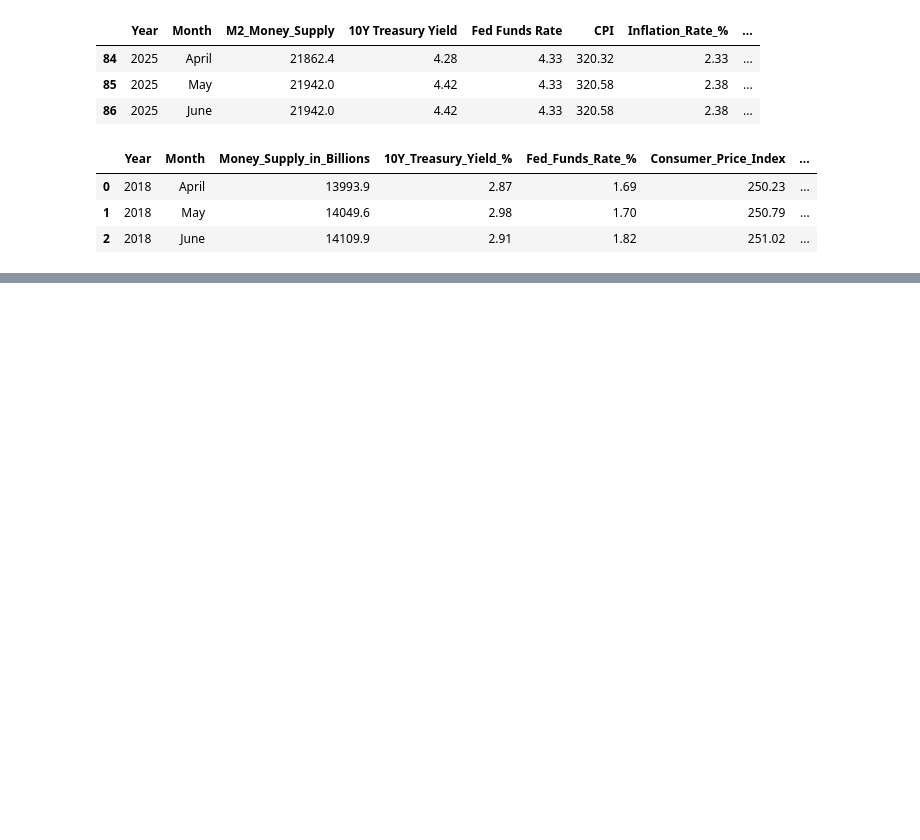
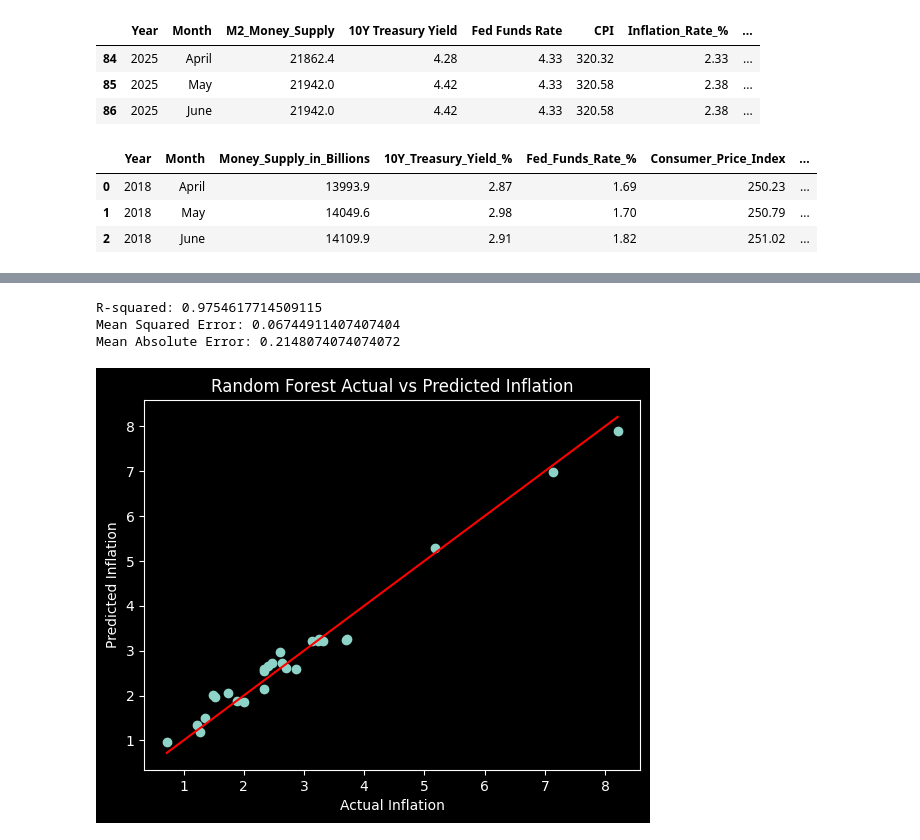
Before and after one commit to matt-harvey-data/US_Economic_Indicators_2018-2025, a Jupyter notebook: US_Macro_Economic_Indicators_2018-2025.ipynb, the cells around one changed output, grey strips where cells are left out. Saved outputs shown, nothing was run; the diff lists cells and outputs as text; code cells hidden in the pictures; blank space fills up the shorter version.

```diff
--- a/US_Macro_Economic_Indicators_2018-2025.ipynb
+++ b/US_Macro_Economic_Indicators_2018-2025.ipynb
@@ -184,3 +253,31 @@ plt.show()
+# %%
+# Create a Random Forest model with 100 estimators and stabilize the randomness
+regressor = RandomForestRegressor(n_estimators=100, random_state=42)
+
+# Fit the model to the training data
+regressor.fit(X_train, y_train)
+
+# Make predictions using the testing set
+y_pred = regressor.predict(X_test)
+
+# Evaluate the model
+print("R-squared:", r2_score(y_test, y_pred))
+print("Mean Squared Error:", mean_squared_error(y_test, y_pred))
+print("Mean Absolute Error:", mean_absolute_error(y_test, y_pred))
+# %% [output]
+R-squared: 0.9754617714509115
+Mean Squared Error: 0.06744911407407404
+Mean Absolute Error: 0.2148074074074072
+# %%
+# Make a quick plot showing where our predictions ended up against our actuals on a scatter plot with the red line representing where the predictions and actuals would line up perfectly
+plt.scatter(y_test, y_pred)
+plt.plot([min(y_test), max(y_test)], [min(y_test), max(y_test)], color='red')
+plt.xlabel('Actual Inflation')
+plt.ylabel('Predicted Inflation')
+plt.title('Random Forest Actual vs Predicted Inflation')
+plt.show()
+# %% [output]
+[figure, added]
 # %%
 # Iterate through each column in the DataFrame
 for col in econ_data.columns:
```
Also changed, not shown: parts of 13 cells of this notebook.
